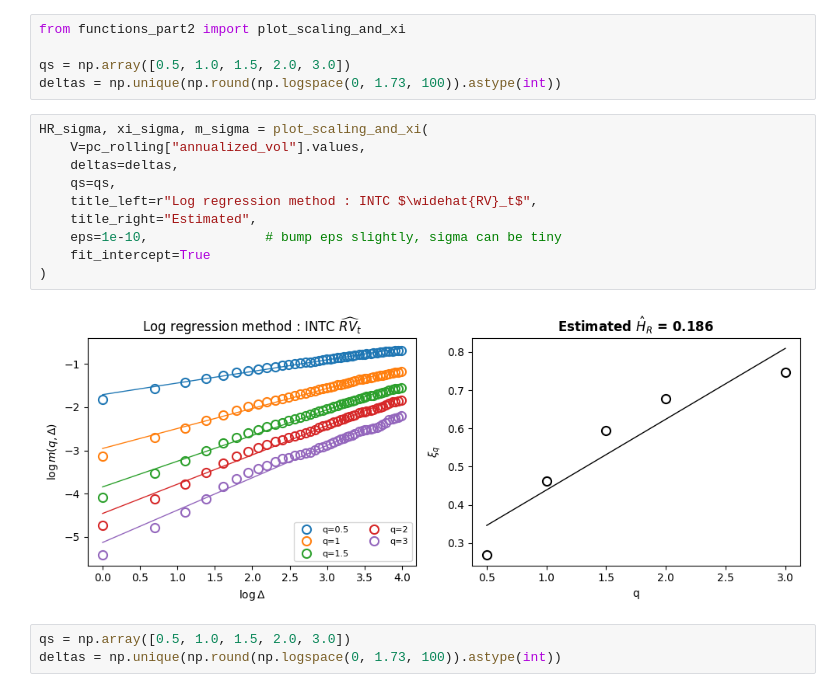
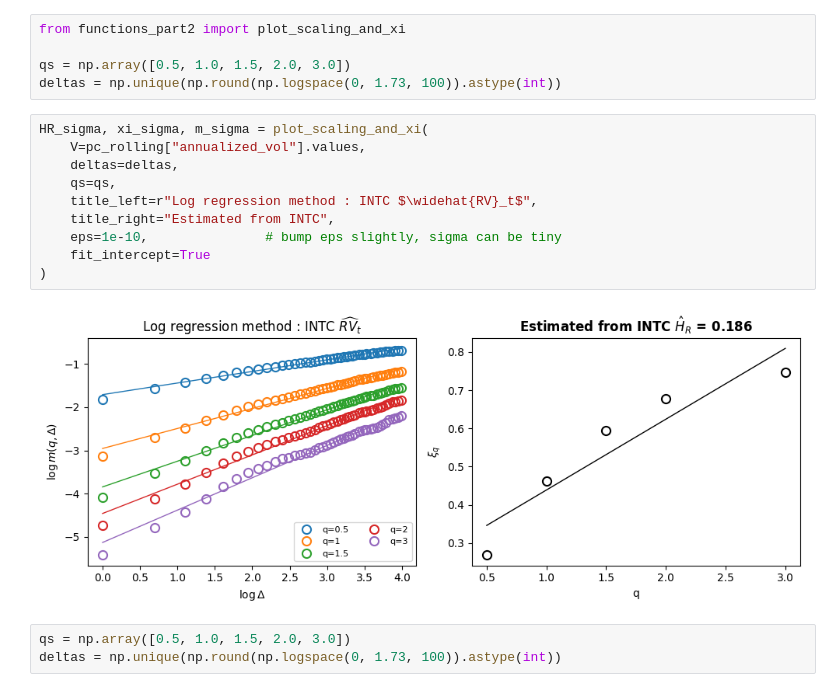
Before and after one commit to archer-paul/DeepQR-Microstructure, a Jupyter notebook: roughVolatility.ipynb, the cells around one changed output. Drawn from its saved outputs; the diff is of its cells as text.

```diff
--- a/roughVolatility.ipynb
+++ b/roughVolatility.ipynb
@@ -202,15 +217,15 @@ deltas = np.unique(np.round(np.logspace(0, 1.73, 100)).astype(int))
 # %%
 HR_sigma, xi_sigma, m_sigma = plot_scaling_and_xi(
     V=pc_rolling["annualized_vol"].values,
     deltas=deltas,
     qs=qs,
     title_left=r"Log regression method : INTC $\widehat{RV}_t$",
-    title_right="Estimated",
+    title_right="Estimated from INTC",
     eps=1e-10,               # bump eps slightly, sigma can be tiny
     fit_intercept=True
 )
 # %% [output]
-[figure, old version]
+[figure, new version]
 # %%
 qs = np.array([0.5, 1.0, 1.5, 2.0, 3.0])
 deltas = np.unique(np.round(np.logspace(0, 1.73, 100)).astype(int))
```
Also changed, not shown: parts of 1 cell of this notebook, 1 other file.
